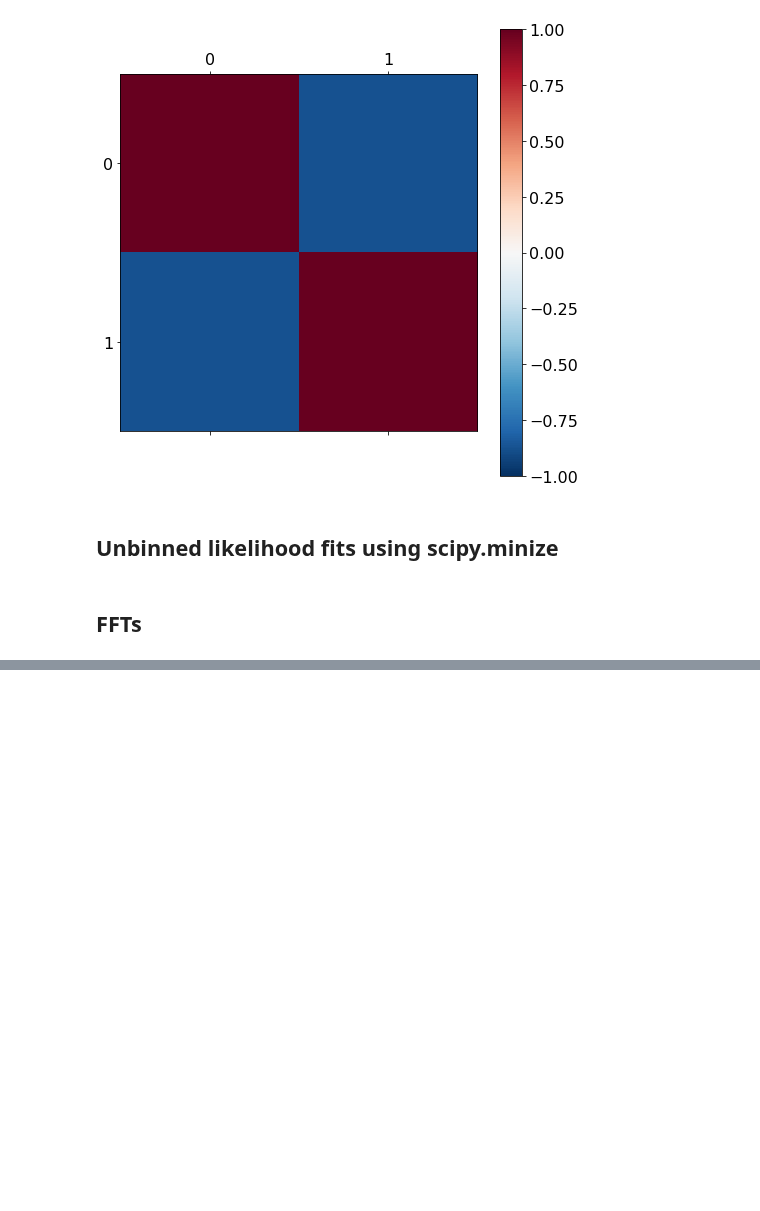
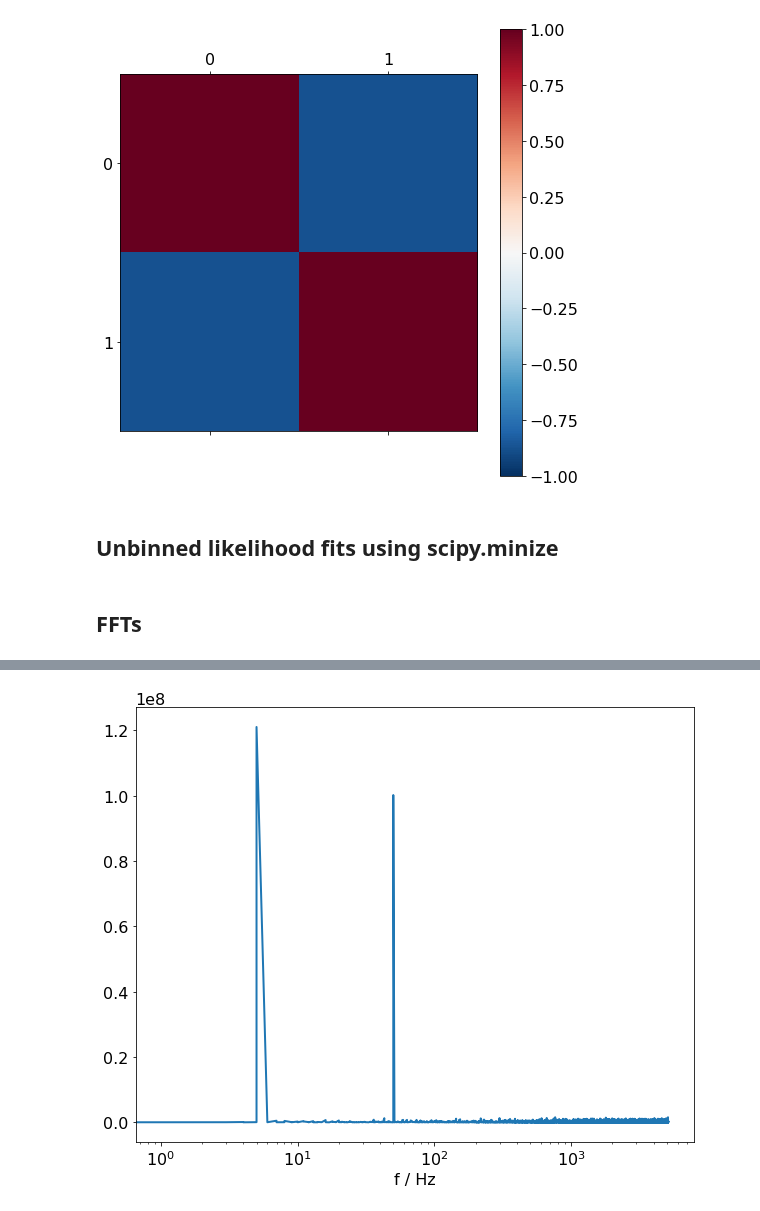
Before and after one commit to Python4AstronomersAndParticlePhysicists/PythonWorkshop-ICE, a Jupyter notebook: notebooks/07_01_scipy.ipynb, the cells around one changed output, grey strips where cells are left out. Drawn from its saved outputs; the diff is of its cells as text; code cells hidden in the pictures; blank space fills up the shorter version.

```diff
--- a/notebooks/07_01_scipy.ipynb
+++ b/notebooks/07_01_scipy.ipynb
@@ -149,0 +164,10 @@ plt.colorbar()
+# %%
+z = fftpack.rfft(y)
+f = fftpack.rfftfreq(len(t), t[1] - t[0])
+
+plt.plot(f, np.abs(z)**2)
+plt.xlabel('f / Hz')
+plt.xscale('log')
+# plt.yscale('log')
+# %% [output]
+[figure, added]
```
Also changed, not shown: parts of 3 cells of this notebook.
